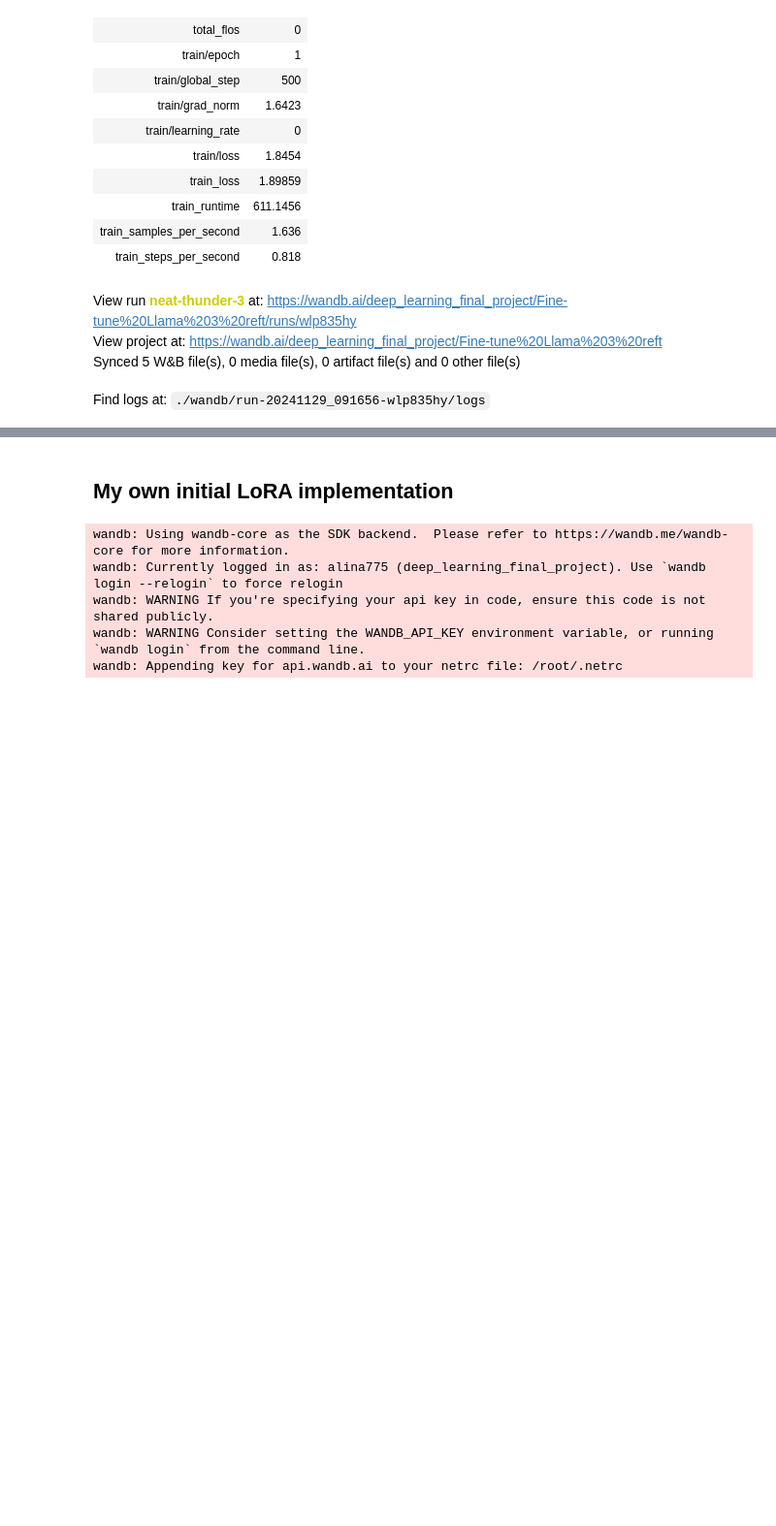
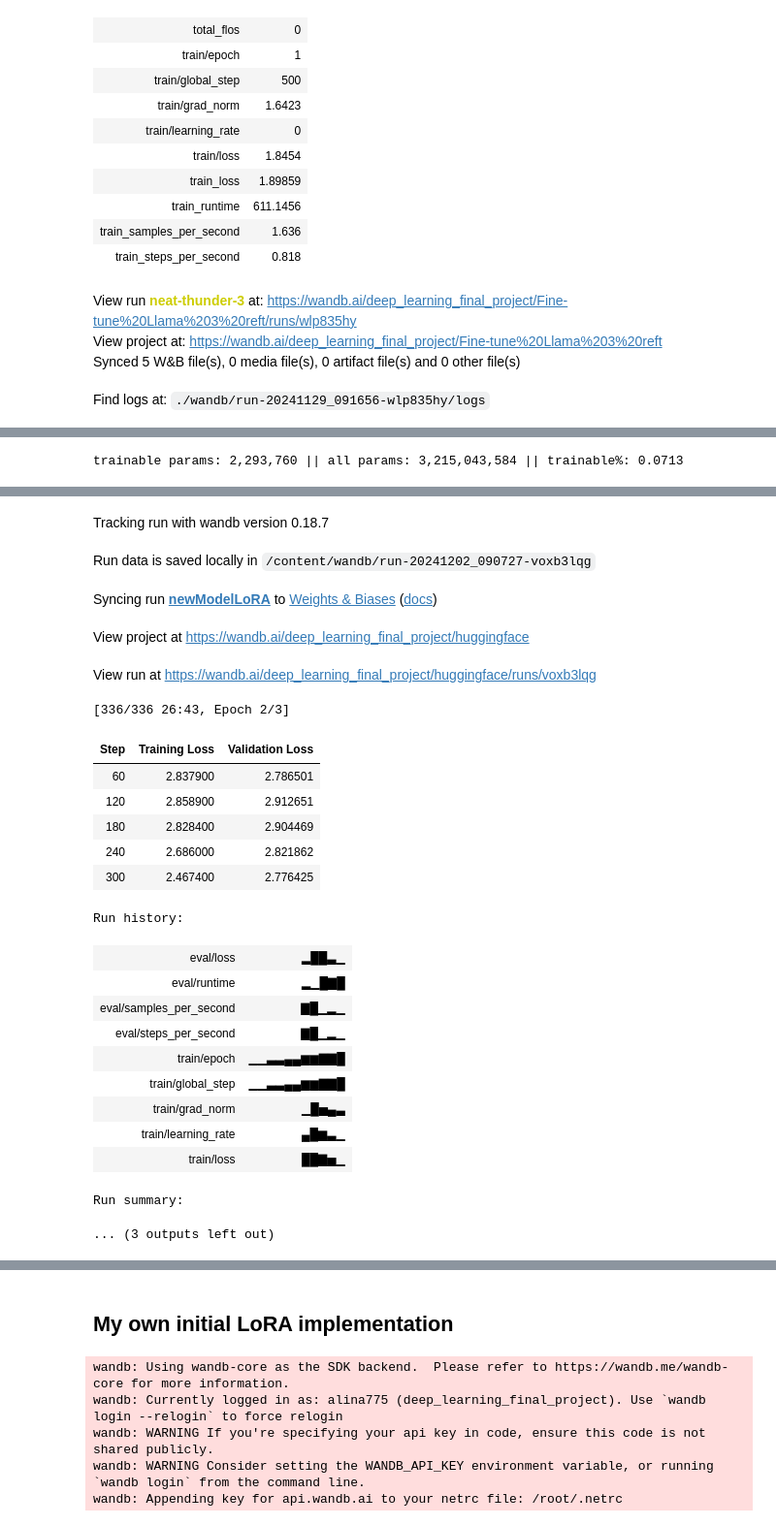
Before and after one commit to alina775/20242R0136COSE47402, a Jupyter notebook: FinalProject/deep_learning_final_project.ipynb, the cells around one changed output, grey strips where cells are left out. Shown at 97% size. Drawn from its saved outputs; the diff is of its cells as text; code cells hidden in the pictures; blank space fills up the shorter version.

```diff
--- a/FinalProject/deep_learning_final_project.ipynb
+++ b/FinalProject/deep_learning_final_project.ipynb
@@ -395,0 +594,18 @@ Find logs at: ./wandb/run-20241129_091656-wlp835hy/logs
+# %%
+quantisation_config = BitsAndBytesConfig(
+    load_in_4bit=True,
+    bnb_4bit_compute_dtype=torch.bfloat16,
+    bnb_4bit_use_double_quant=True
+)
+
+peft_config = LoraConfig(
+    r=8,
+    inference_mode = False,
+    lora_alpha=32,
+    lora_dropout=0.1,
+    task_type="CAUSAL_LM"
+)
+run_training(llama_base_model, peft_config, medical_chatbot_dataset_name, 1000, "Patient", "Doctor", "newModelLoRA", 3e-3, quantisation_config)
+wandb.finish()
+# %% [output]
+trainable params: 2,293,760 || all params: 3,215,043,584 || trainable%: 0.0713
@@ -395,0 +614,24 @@ Find logs at: ./wandb/run-20241129_091656-wlp835hy/logs
+Tracking run with wandb version 0.18.7
+Run data is saved locally in /content/wandb/run-20241202_090727-voxb3lqg
+Syncing run newModelLoRA to Weights & Biases (docs)
+View project at https://wandb.ai/deep_learning_final_project/huggingface
+View run at https://wandb.ai/deep_learning_final_project/huggingface/runs/voxb3lqg
+[336/336 26:43, Epoch 2/3]
+| Step | Training Loss | Validation Loss |
+| 60 | 2.837900 | 2.786501 |
+| 120 | 2.858900 | 2.912651 |
+| 180 | 2.828400 | 2.904469 |
+| 240 | 2.686000 | 2.821862 |
+| 300 | 2.467400 | 2.776425 |
+Run history:
+| eval/loss | ▂██▃▁ |
+| eval/runtime | ▂▁█▇█ |
+| eval/samples_per_second | ▇█▁▂▁ |
+| eval/steps_per_second | ▇█▁▂▁ |
+| train/epoch | ▁▁▃▃▄▄▆▆▇▇█ |
+| train/global_step | ▁▁▃▃▄▄▆▆▇▇█ |
+| train/grad_norm | ▁█▅▄▃ |
+| train/learning_rate | ▄█▆▃▁ |
+| train/loss | ██▇▅▁ |
+Run summary:
+... (3 outputs left out)
```
Also changed, not shown: parts of 54 cells of this notebook.
